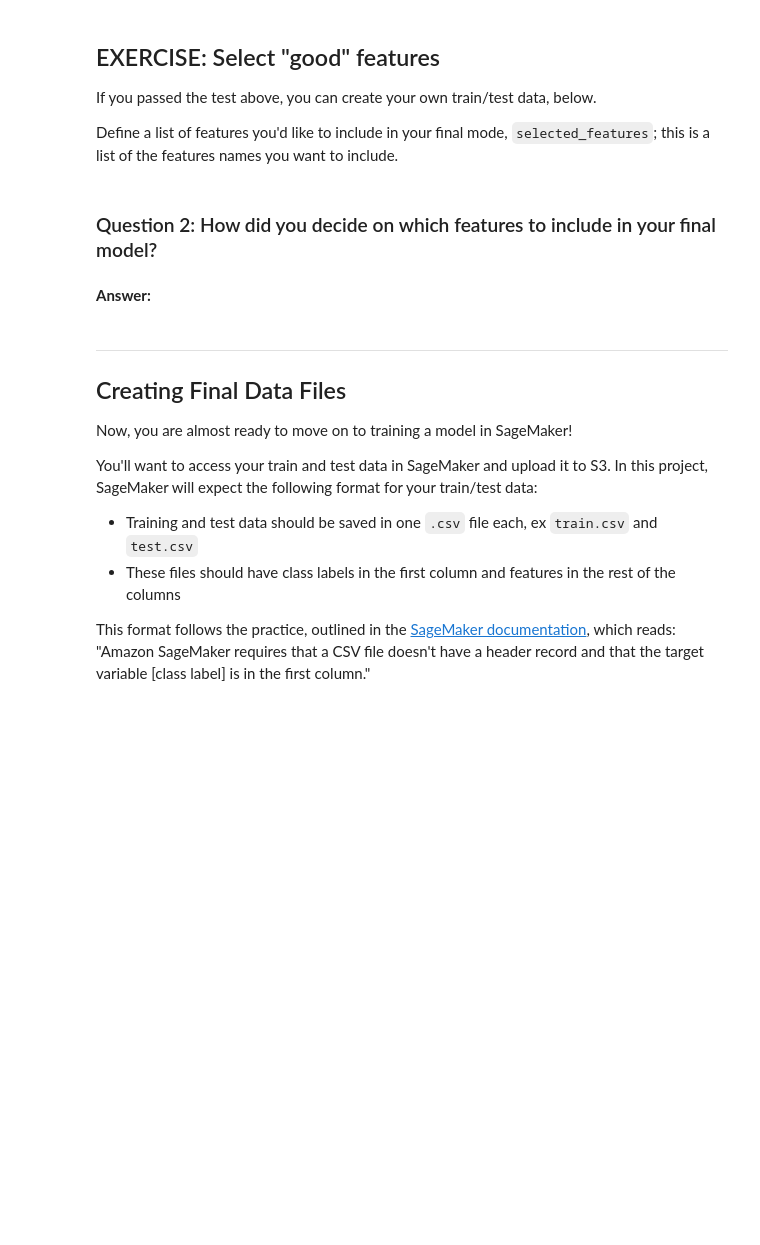
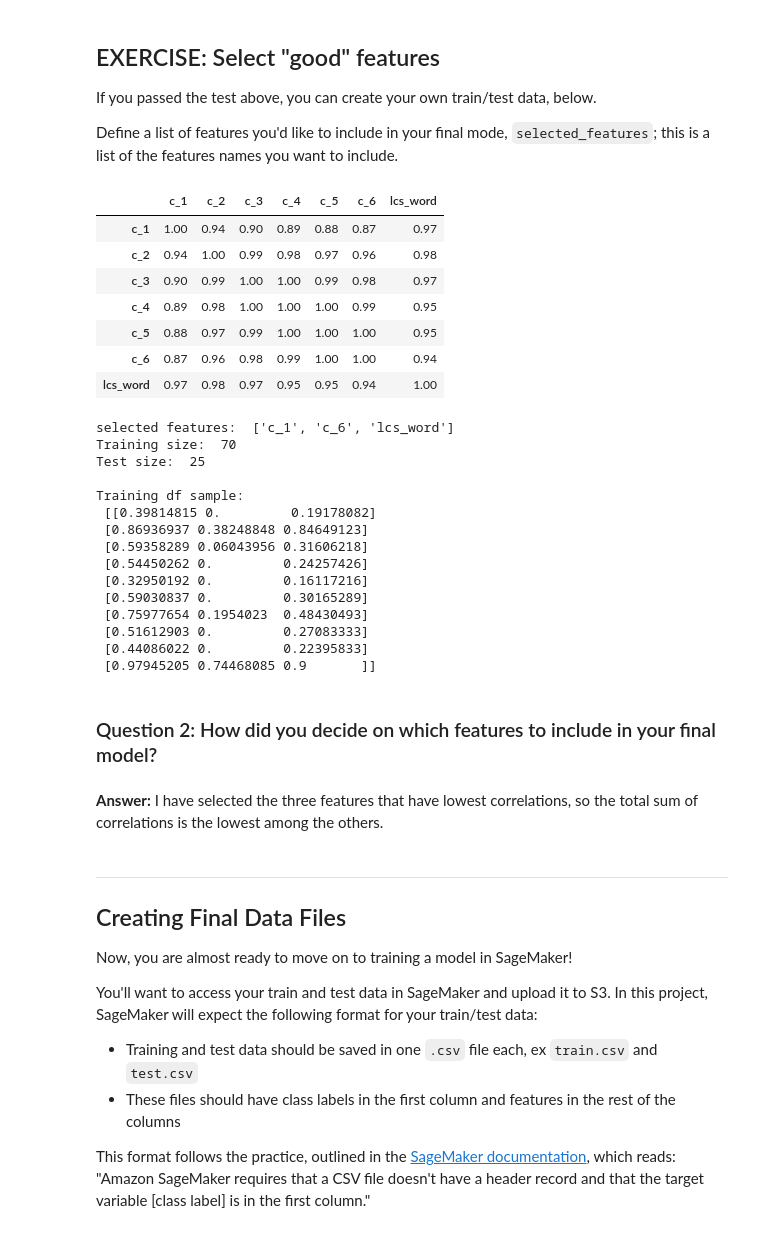
Before and after one commit to AlbertoDeBlas/ML_SageMaker_Studies, a Jupyter notebook: Project_Plagiarism_Detection/2_Plagiarism_Feature_Engineering.ipynb, the cells around one changed output. Cells and saved outputs as stored; diff of their text form; code cells hidden in the pictures; blank space fills up the shorter version.

```diff
--- a/Project_Plagiarism_Detection/2_Plagiarism_Feature_Engineering.ipynb
+++ b/Project_Plagiarism_Detection/2_Plagiarism_Feature_Engineering.ipynb
@@ -761,14 +798,18 @@ def train_test_data(complete_df, features_df, selected_features):
        :param selected_features: An array of selected features that correspond to certain columns in `features_df`
        :return: training and test features and labels: (train_x, train_y), (test_x, test_y)'''
 
+    #complete_feats = complete_df.concat(features_df, axis = 1)
+    complete_feats = pd.concat([complete_df, features_df], axis = 1)
+
     # get the training features
-    train_x = None
+    train_x = complete_feats[(complete_feats['Datatype'] == 'train')][selected_features].values
+
     # And training class labels (0 or 1)
-    train_y = None
+    train_y = complete_feats[(complete_feats['Datatype'] == 'train')][['Class']].values.flatten()
 
     # get the test features and labels
-    test_x = None
-    test_y = None
+    test_x = complete_feats[(complete_feats['Datatype'] == 'test')][selected_features].values
+    test_y = complete_feats[(complete_feats['Datatype'] == 'test')][['Class']].values.flatten()
 
     return (train_x, train_y), (test_x, test_y)
 # %% [markdown]
@@ -794,25 +837,55 @@ Define a list of features you'd like to include in your final mode, `selected_fe
 # %%
 # Select your list of features, this should be column names from features_df
 # ex. ['c_1', 'lcs_word']
-selected_features = ['c_1', 'c_5', 'lcs_word']
+display(corr_matrix)
 
+correlations = {}
+for label in list(corr_matrix):
+    correlations[label] = sum(corr_matrix[label])
+
+selected_features = sorted(correlations, key=correlations.get, reverse=False)[:3]
+print("selected features: ", selected_features)
 
 """
 DON'T MODIFY ANYTHING IN THIS CELL THAT IS BELOW THIS LINE
 """
 
 (train_x, train_y), (test_x, test_y) = train_test_data(complete_df, features_df, selected_features)
 
 # check that division of samples seems correct
 # these should add up to 95 (100 - 5 original files)
 print('Training size: ', len(train_x))
 print('Test size: ', len(test_x))
 print()
 print('Training df sample: \n', train_x[:10])
+# %% [output]
+|  | c_1 | c_2 | c_3 | c_4 | c_5 | c_6 | lcs_word |
+| c_1 | 1.00 | 0.94 | 0.90 | 0.89 | 0.88 | 0.87 | 0.97 |
+| c_2 | 0.94 | 1.00 | 0.99 | 0.98 | 0.97 | 0.96 | 0.98 |
+| c_3 | 0.90 | 0.99 | 1.00 | 1.00 | 0.99 | 0.98 | 0.97 |
+| c_4 | 0.89 | 0.98 | 1.00 | 1.00 | 1.00 | 0.99 | 0.95 |
+| c_5 | 0.88 | 0.97 | 0.99 | 1.00 | 1.00 | 1.00 | 0.95 |
+| c_6 | 0.87 | 0.96 | 0.98 | 0.99 | 1.00 | 1.00 | 0.94 |
+| lcs_word | 0.97 | 0.98 | 0.97 | 0.95 | 0.95 | 0.94 | 1.00 |
+selected features:  ['c_1', 'c_6', 'lcs_word']
+Training size:  70
+Test size:  25
+
+Training df sample:
+ [[0.39814815 0.         0.19178082]
+ [0.86936937 0.38248848 0.84649123]
+ [0.59358289 0.06043956 0.31606218]
+ [0.54450262 0.         0.24257426]
+ [0.32950192 0.         0.16117216]
+ [0.59030837 0.         0.30165289]
+ [0.75977654 0.1954023  0.48430493]
+ [0.51612903 0.         0.27083333]
+ [0.44086022 0.         0.22395833]
+ [0.97945205 0.74468085 0.9       ]]
 # %% [markdown]
 ### Question 2: How did you decide on which features to include in your final model?
-# %% [markdown]
-**Answer:**
+# %% [markdown]
+**Answer:** I have selected the three features that have lowest correlations, so the total sum of correlations is the lowest among the others.
 # %% [markdown]
 ---
 ## Creating Final Data Files
```
Also changed, not shown: parts of 8 cells of this notebook.
